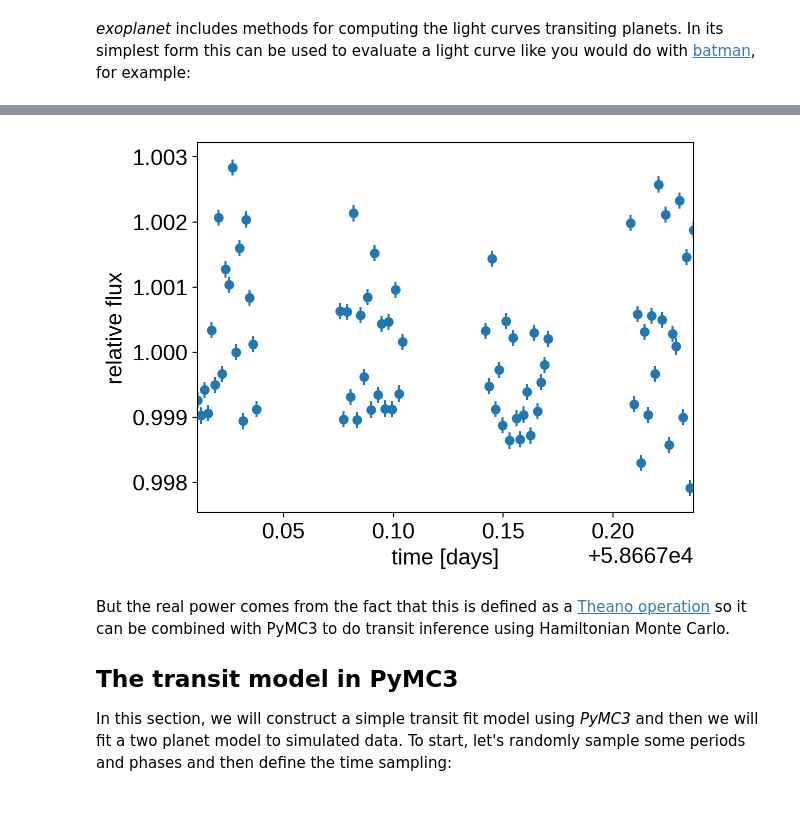
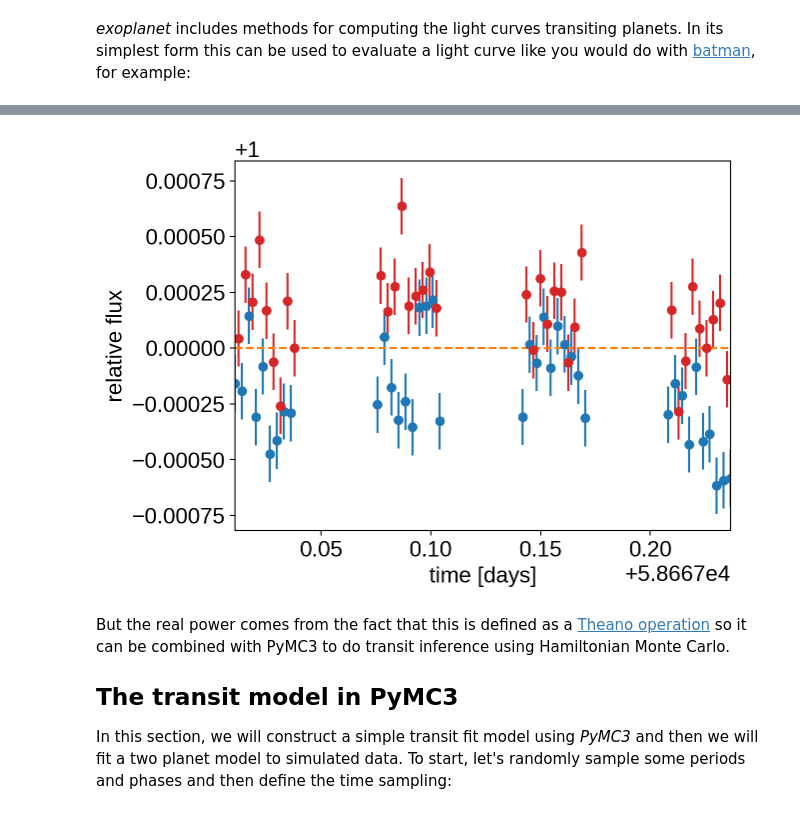
Before and after one commit to exowanderer/arctor, a Jupyter notebook: notebooks/wasp43_dfm_exoplanet_transit_tutorial.ipynb, the cells around one changed output, grey strips where cells are left out. Saved outputs shown, nothing was run; the diff lists cells and outputs as text; code cells hidden in the pictures.

```diff
--- a/notebooks/wasp43_dfm_exoplanet_transit_tutorial.ipynb
+++ b/notebooks/wasp43_dfm_exoplanet_transit_tutorial.ipynb
@@ -291,0 +81,9 @@ IndexError: ignored
+# %%
+wasp43.clean_cosmic_rays()
+wasp43.calibration_trace_location()
+wasp43.identify_trace_direction()
+wasp43.simple_phots()
+wasp43.center_all_traces()
+wasp43.fit_trace_slopes()
+wasp43.compute_sky_background(subpixels=32)
+wasp43.compute_columnwise_sky_background()
@@ -291,0 +169,8 @@ IndexError: ignored
+# %%
+fine_snr_lightcurves = create_raw_lc_stddev(wasp43)
+fine_min_snr = fine_snr_lightcurves[fine_snr_lightcurves.argmin()]
+fine_min_snr_colname = wasp43.photometry_df.columns[fine_snr_lightcurves.argmin()]
+fine_min_snr_flux = wasp43.normed_photometry_df[fine_min_snr_colname]
+fine_min_snr_uncs = wasp43.normed_uncertainty_df[fine_min_snr_colname]
+fine_temp = fine_min_snr_colname.split('_')[-1].split('x')
+fine_min_snr_aper_width, fine_min_snr_aper_height = np.int32(fine_temp)
@@ -292,5 +185,11 @@ IndexError: ignored
 # %%
-data_df = pd.read_csv('/content/drive/My Drive/WASP43/analysis/WASP43_draft_photometry.csv')
-data_df.sort_values(by=['times'], inplace=True)
-data_df = data_df.reset_index()
-data_df.drop(['index'], axis=1, inplace=True)
+data_df = pd.DataFrame()
+data_df['flux'] = fine_min_snr_flux.values
+data_df['unc'] = fine_min_snr_uncs.values
+data_df['times'] = wasp43.times
+idx_fwd = wasp43.idx_fwd
+idx_rev = wasp43.idx_rev
+# data_df.sort_values('times', inplace=True)
+# data_df = data_df.reset_index()
+# data_df.drop(['index'], axis=1, inplace=True)
+data_df
@@ -297,18 +215,20 @@ data_df.drop(['index'], axis=1, inplace=True)
 # %%
 # Compute a limb-darkened light curve using starry
 t = data_df['times']
 u = []
 flux = data_df['flux']
 yerr = data_df['unc']
 # Note: the `eval` is needed because this is using Theano in
 # the background
 
-plt.errorbar(t, flux, yerr, fmt='o', color="C0")
+plt.errorbar(t[idx_fwd], flux[idx_fwd], yerr[idx_fwd], fmt='o', color="C0")
+plt.errorbar(t[idx_rev], flux[idx_rev], yerr[idx_rev], fmt='o', color="C3")
+plt.axhline(1.0, ls='--', color='C1')
 plt.ylabel("relative flux")
 plt.xlabel("time [days]")
 plt.xlim(t.min(), t.max());
 # %% [output]
-[figure, old version]
+[figure, new version]
 # %% [markdown]
 But the real power comes from the fact that this is defined as a [Theano operation](http://deeplearning.net/software/theano/extending/extending_theano.html) so it can be combined with PyMC3 to do transit inference using Hamiltonian Monte Carlo.
 
```
Also changed, not shown: parts of 36 cells of this notebook, 1 other file.
